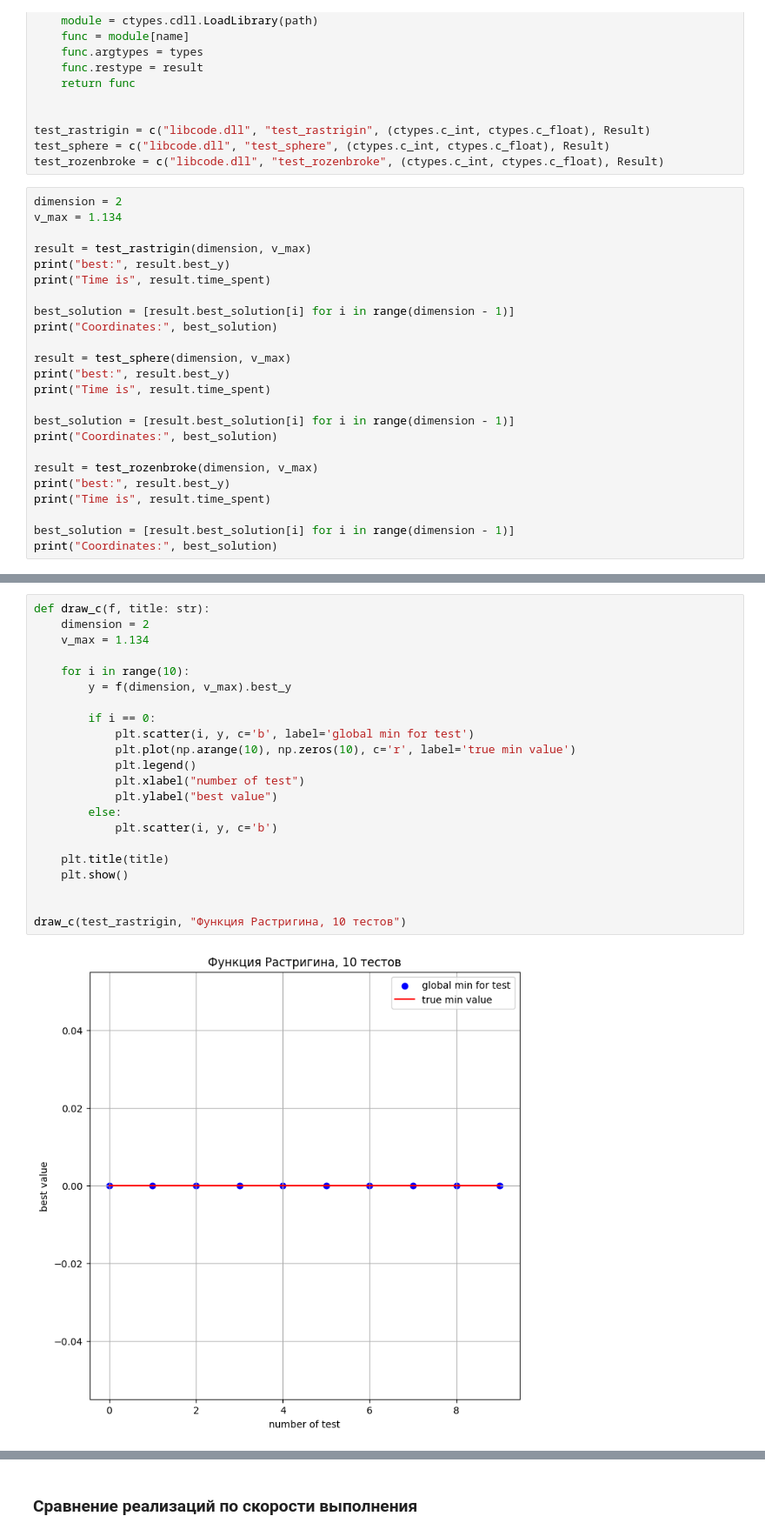
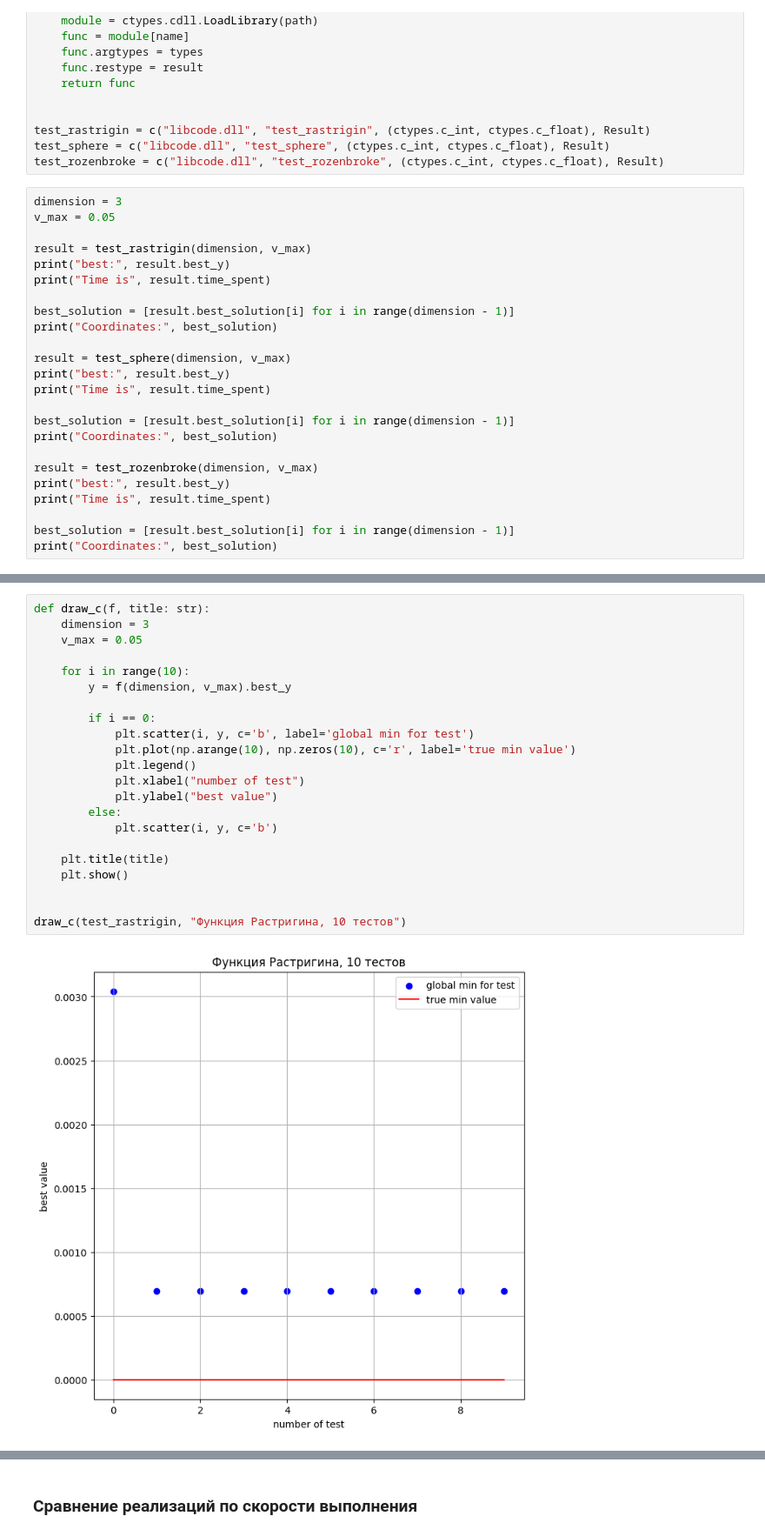
Before and after one commit to Artikezwin/Particle-Swarm-Optimization, a Jupyter notebook: Jupiter/CPSO.ipynb, the cells around one changed output, grey strips where cells are left out. Shown at 87% size. Drawn from its saved outputs; the diff is of its cells as text.

```diff
--- a/Jupiter/CPSO.ipynb
+++ b/Jupiter/CPSO.ipynb
@@ -268,8 +239,8 @@ test_rastrigin = c("libcode.dll", "test_rastrigin", (ctypes.c_int, ctypes.c_floa
 test_sphere = c("libcode.dll", "test_sphere", (ctypes.c_int, ctypes.c_float), Result)
 test_rozenbroke = c("libcode.dll", "test_rozenbroke", (ctypes.c_int, ctypes.c_float), Result)
 # %%
-dimension = 2
-v_max = 1.134
+dimension = 3
+v_max = 0.05
 
 result = test_rastrigin(dimension, v_max)
 print("best:", result.best_y)
@@ -304,27 +275,27 @@ Coordinates: [-3.2827563285827637]
 # %%
 def draw_c(f, title: str):
-    dimension = 2
-    v_max = 1.134
+    dimension = 3
+    v_max = 0.05
 
     for i in range(10):
         y = f(dimension, v_max).best_y
 
         if i == 0:
             plt.scatter(i, y, c='b', label='global min for test')
             plt.plot(np.arange(10), np.zeros(10), c='r', label='true min value')
             plt.legend()
             plt.xlabel("number of test")
             plt.ylabel("best value")
         else:
             plt.scatter(i, y, c='b')
 
     plt.title(title)
     plt.show()
 
 
 draw_c(test_rastrigin, "Функция Растригина, 10 тестов")
 # %% [output]
-[figure, old version]
+[figure, new version]
 # %%
 draw_c(test_sphere, "Функция Сферы, 10 тестов")
 # %% [output]
```
Also changed, not shown: parts of 12 cells of this notebook.
